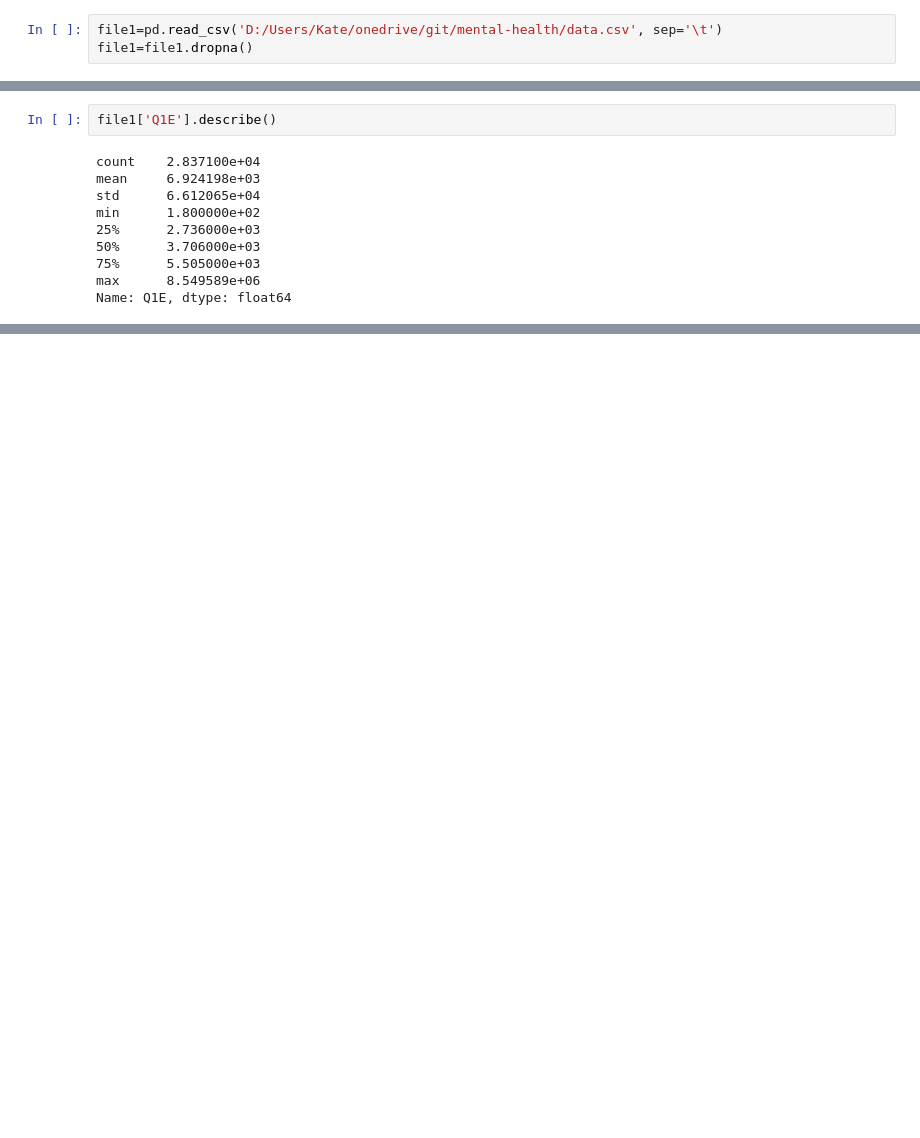
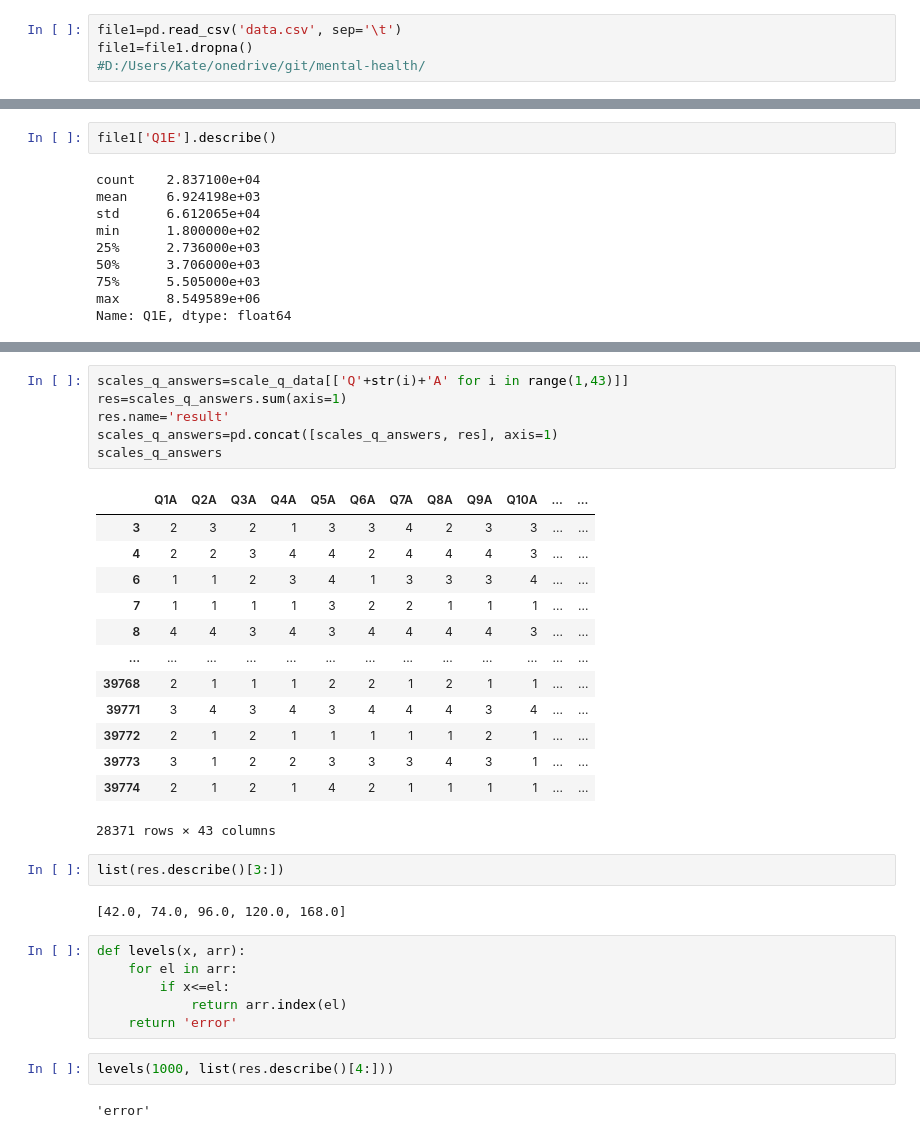
Before and after one commit to rrrin/mental-health, a Jupyter notebook: mental_research.ipynb, the cells around one changed output, grey strips where cells are left out. Drawn from its saved outputs; the diff is of its cells as text; blank space fills up the shorter version.

```diff
--- a/mental_research.ipynb
+++ b/mental_research.ipynb
@@ -2,8 +2,9 @@
 import pandas as pd
 import numpy as np
 # %%
-file1=pd.read_csv('D:/Users/Kate/onedrive/git/mental-health/data.csv', sep='\t')
+file1=pd.read_csv('data.csv', sep='\t')
 file1=file1.dropna()
+#D:/Users/Kate/onedrive/git/mental-health/
 # %%
 file1=file1.dropna()
 # %%
@@ -81,0 +102,34 @@ Name: Q1E, dtype: float64
+# %%
+scales_q_answers=scale_q_data[['Q'+str(i)+'A' for i in range(1,43)]]
+res=scales_q_answers.sum(axis=1)
+res.name='result'
+scales_q_answers=pd.concat([scales_q_answers, res], axis=1)
+scales_q_answers
+# %% [output]
+|  | Q1A | Q2A | Q3A | Q4A | Q5A | Q6A | Q7A | Q8A | Q9A | Q10A | ... | ... |
+| 3 | 2 | 3 | 2 | 1 | 3 | 3 | 4 | 2 | 3 | 3 | ... | ... |
+| 4 | 2 | 2 | 3 | 4 | 4 | 2 | 4 | 4 | 4 | 3 | ... | ... |
+| 6 | 1 | 1 | 2 | 3 | 4 | 1 | 3 | 3 | 3 | 4 | ... | ... |
+| 7 | 1 | 1 | 1 | 1 | 3 | 2 | 2 | 1 | 1 | 1 | ... | ... |
+| 8 | 4 | 4 | 3 | 4 | 3 | 4 | 4 | 4 | 4 | 3 | ... | ... |
+| ... | ... | ... | ... | ... | ... | ... | ... | ... | ... | ... | ... | ... |
+| 39768 | 2 | 1 | 1 | 1 | 2 | 2 | 1 | 2 | 1 | 1 | ... | ... |
+| 39771 | 3 | 4 | 3 | 4 | 3 | 4 | 4 | 4 | 3 | 4 | ... | ... |
+| 39772 | 2 | 1 | 2 | 1 | 1 | 1 | 1 | 1 | 2 | 1 | ... | ... |
+| 39773 | 3 | 1 | 2 | 2 | 3 | 3 | 3 | 4 | 3 | 1 | ... | ... |
+| 39774 | 2 | 1 | 2 | 1 | 4 | 2 | 1 | 1 | 1 | 1 | ... | ... |
+28371 rows × 43 columns
+# %%
+list(res.describe()[3:])
+# %% [output]
+[42.0, 74.0, 96.0, 120.0, 168.0]
+# %%
+def levels(x, arr):
+    for el in arr:
+        if x<=el:
+            return arr.index(el)
+    return 'error'
+# %%
+levels(1000, list(res.describe()[4:]))
+# %% [output]
+'error'
```
Also changed, not shown: parts of 3 cells of this notebook.
